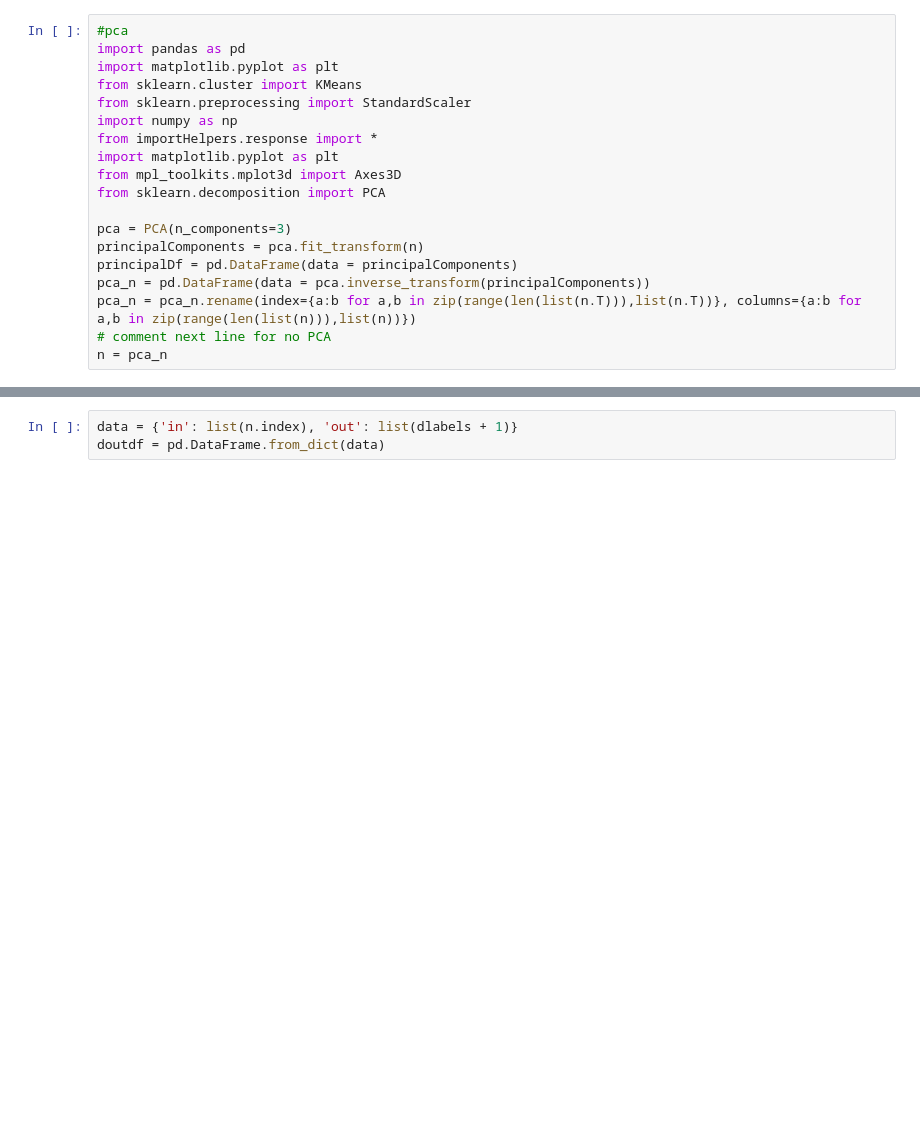
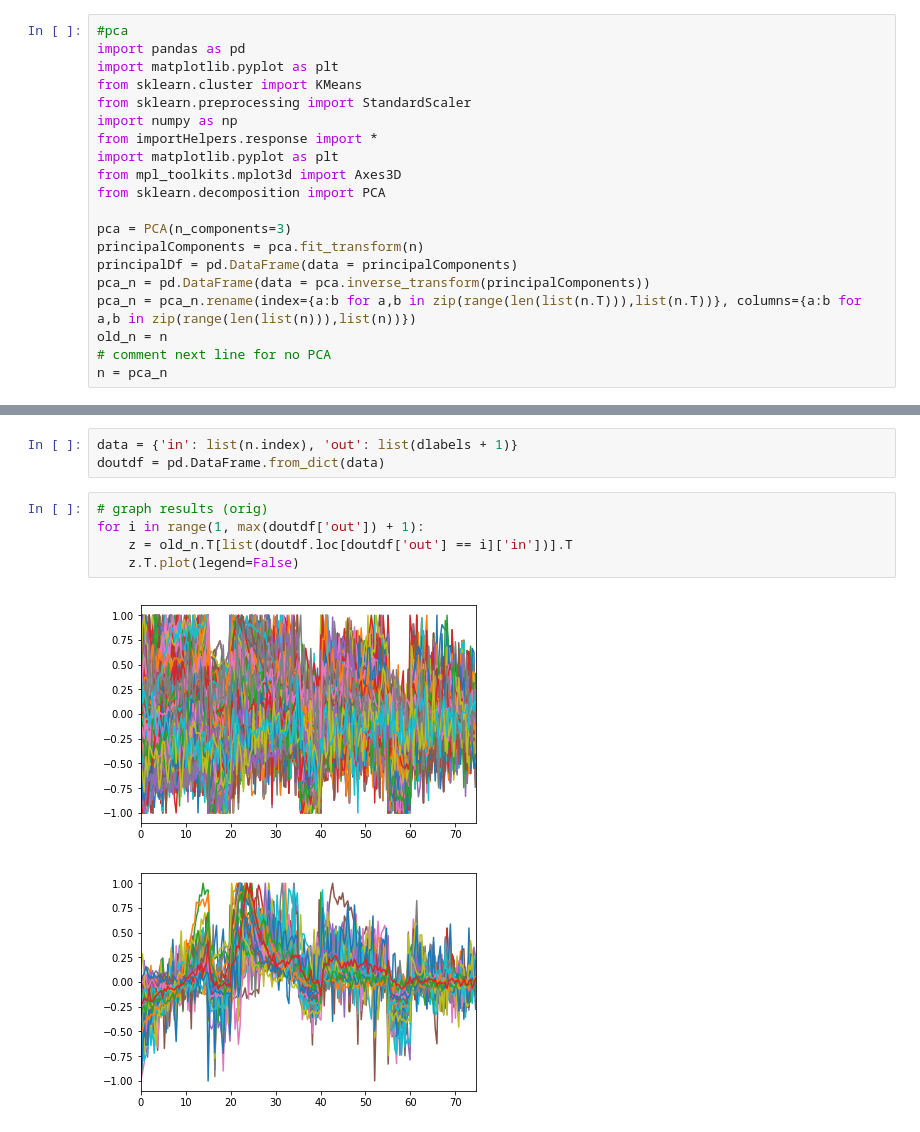
Before and after one commit to christopher-gong/optometry, a Jupyter notebook: fa19/New folder/Total Analysis Procedure.ipynb, the cells around one changed output, grey strips where cells are left out. Cells and saved outputs as stored; diff of their text form; blank space fills up the shorter version.

```diff
--- a/fa19/New folder/Total Analysis Procedure.ipynb
+++ b/fa19/New folder/Total Analysis Procedure.ipynb
@@ -64,6 +63,7 @@ principalComponents = pca.fit_transform(n)
 principalDf = pd.DataFrame(data = principalComponents)
 pca_n = pd.DataFrame(data = pca.inverse_transform(principalComponents))
 pca_n = pca_n.rename(index={a:b for a,b in zip(range(len(list(n.T))),list(n.T))}, columns={a:b for a,b in zip(range(len(list(n))),list(n))})
+old_n = n
 # comment next line for no PCA
 n = pca_n
 # %%
@@ -88,3 +88,11 @@ DBSCAN with your params found:
 # %%
 data = {'in': list(n.index), 'out': list(dlabels + 1)}
 doutdf = pd.DataFrame.from_dict(data)
+# %%
+# graph results (orig)
+for i in range(1, max(doutdf['out']) + 1):
+    z = old_n.T[list(doutdf.loc[doutdf['out'] == i]['in'])].T
+    z.T.plot(legend=False)
+# %% [output]
+[figure, added]
+[figure, added]
```
Also changed, not shown: parts of 4 cells of this notebook, 25 other files.
